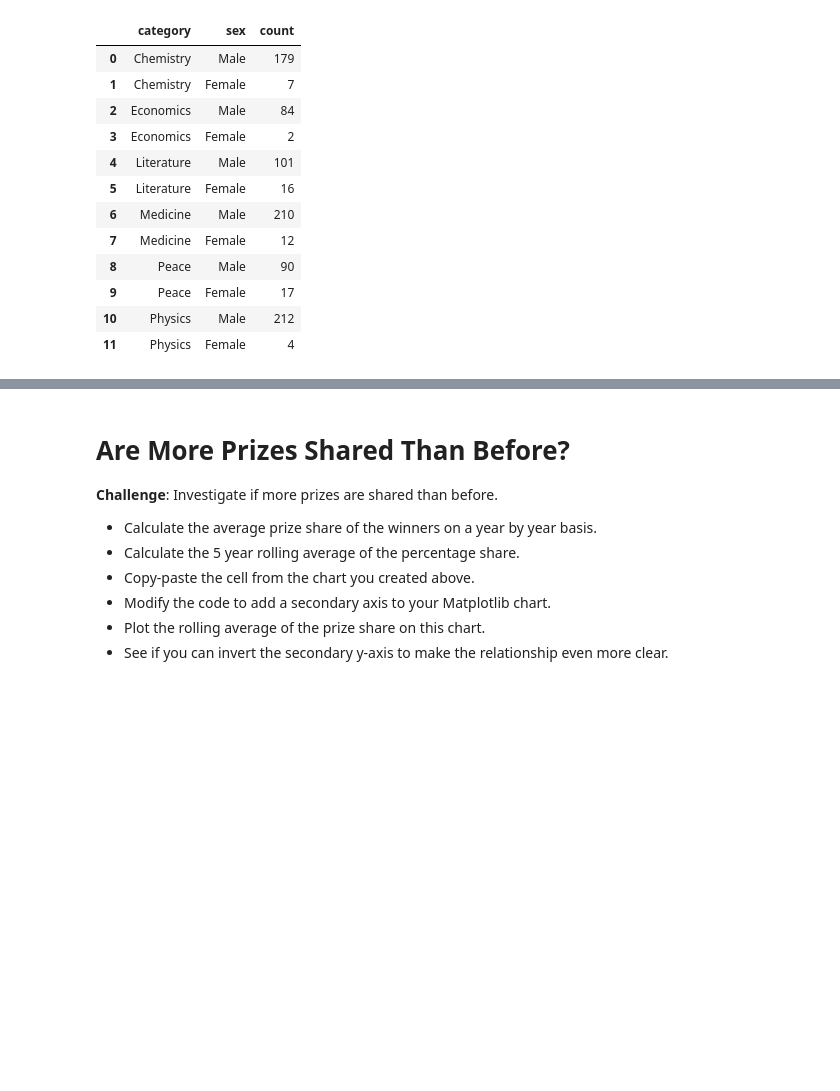
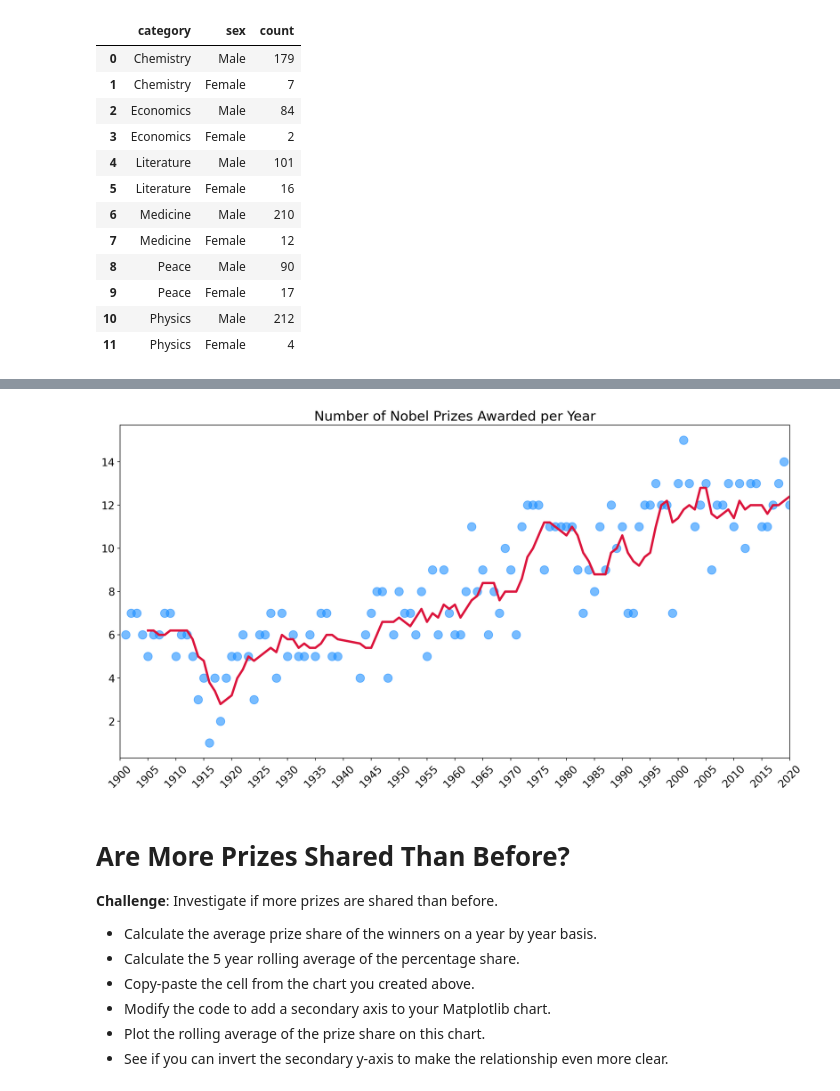
Before and after one commit to thandora/100-days-of-code-udemy, a Jupyter notebook: day-078-nobel-prize-analysis/nobel-prize-analysis.ipynb, the cells around one changed output, grey strips where cells are left out. Saved outputs shown, nothing was run; the diff lists cells and outputs as text; code cells hidden in the pictures; blank space fills up the shorter version.

```diff
--- a/day-078-nobel-prize-analysis/nobel-prize-analysis.ipynb
+++ b/day-078-nobel-prize-analysis/nobel-prize-analysis.ipynb
@@ -413,3 +413,7 @@ v_split_bar.show()
 
 * Looking at the chart, did the first and second world wars have an impact on the number of prizes being given out?
 * What could be the reason for the trend in the chart?
+# %%
+# C. Count the number of prizes awarded every year.
+prize_per_year = df_data.groupby("year")["prize"].count()
+prize_per_year
@@ -415,0 +434,4 @@ v_split_bar.show()
+# %%
+# C. Create a 5 year rolling average of the number of prizes (Hint: see previous lessons analysing Google Trends).
+prize_roll_avg = prize_per_year.rolling(window=5).mean()
+prize_roll_avg
@@ -416,3 +452,38 @@ v_split_bar.show()
+# %%
+# C1. Using Matplotlib superimpose the rolling average on a scatter plot.
+# C2. Show a tick mark on the x-axis for every 5 years from 1900 to 2020. (Hint: you'll need to use NumPy).
+# C3. Use the [named colours](https://matplotlib.org/3.1.0/gallery/color/named_colors.html) to draw the data
+# points in `dogerblue` while the rolling average is coloured in `crimson`.
+
+plt.figure(figsize=(16, 8), dpi=200)
+plt.title("Number of Nobel Prizes Awarded per Year", fontsize=18)
+
+# C2
+plt.xticks(ticks=range(1900, 2021, 5), rotation=45, fontsize=14)
+
+plt.yticks(fontsize=14)
+plt.xlim(1900, 2020)
+
+# C3
+scatter_plot = plt.scatter(
+    x=prize_per_year.index,
+    y=prize_per_year.values,
+    s=125,
+    c="dodgerblue",
+    alpha=0.6,
+)
+
+# C1, C3
+line_plot = plt.plot(
+    prize_per_year.index,
+    prize_roll_avg.values,
+    c="crimson",
+    linewidth=3,
+)
+
+plt.show()
+# %% [output]
+[figure, added]
 # %% [markdown]
 # Are More Prizes Shared Than Before?
 
```
Also changed, not shown: parts of 9 cells of this notebook.
